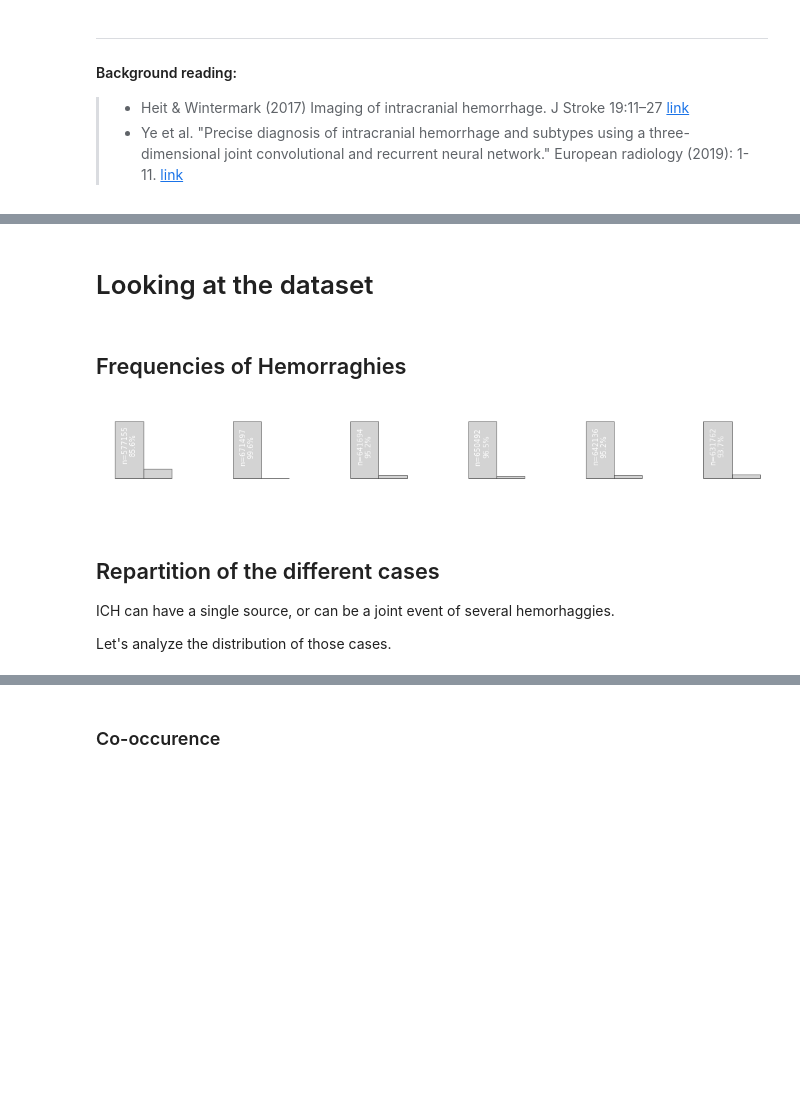
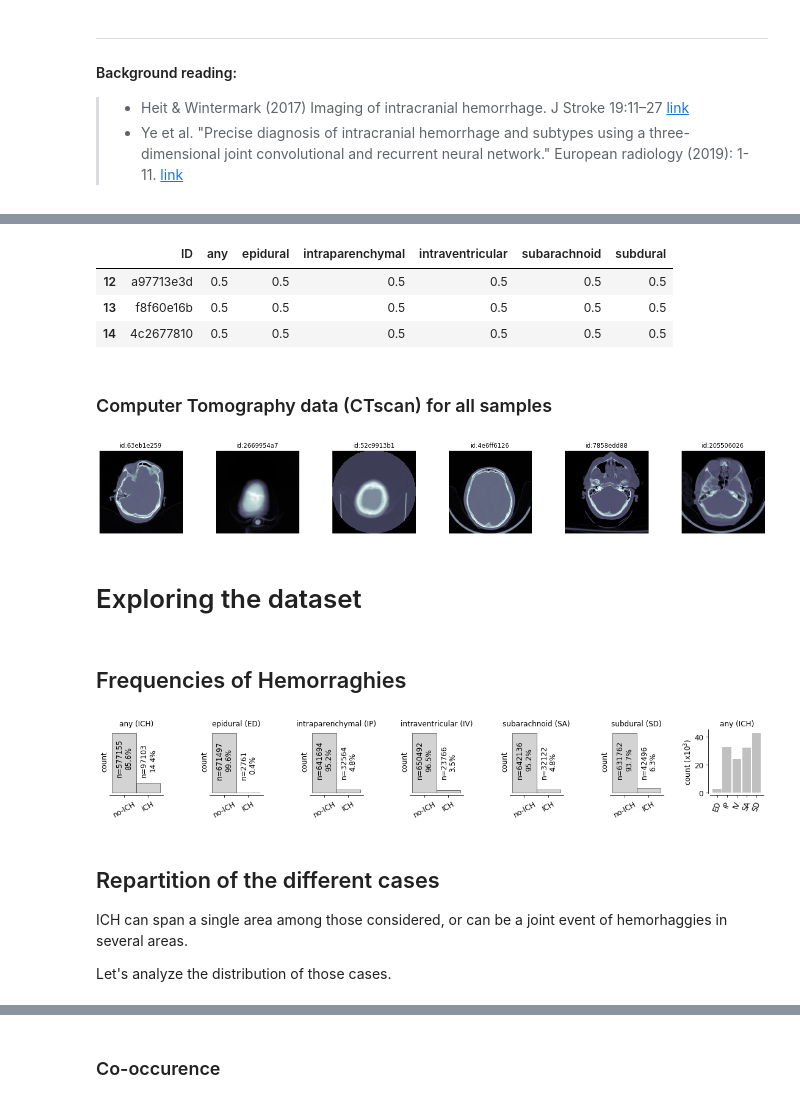
Before and after one commit to yzerlaut/hemorrhage_detection, a Jupyter notebook: notebook.ipynb, the cells around one changed output, grey strips where cells are left out. Saved outputs shown, nothing was run; the diff lists cells and outputs as text; code cells hidden in the pictures; blank space fills up the shorter version.

```diff
--- a/notebook.ipynb
+++ b/notebook.ipynb
@@ -33,7 +31,8 @@ We will therefore perform the following steps
 # %%
+import os, sys
 from graphs.my_graph import graphs # my custom dataviz environment, see github.com/yzerlaut/graphs
-mg = graphs('dark_notebook') # initialize a visualization env optimize for notebook display
+mg = graphs('notebook') # initialize a visualization env optimize for notebook display
 import numpy as np
-import pydicom, sys # pydicom to load CT-scan data
+import pydicom # pydicom to load CT-scan data
 import pandas as pd
 # %% [markdown]
@@ -71,0 +58,3 @@ DF[7:17] # showing 10 elements
+# %%
+DF_train = transform_csv_to_dataframe('data/stage_1_train.csv') # load training data
+DF_train[12:16] # showing 4 elements
@@ -72,25 +67,54 @@ DF[7:17] # showing 10 elements
+# %%
+DF_submission = transform_csv_to_dataframe('data/stage_1_sample_submission.csv') # load test data for submission
+DF_submission[12:15] # showing 2 elements
+# %% [output]
+|  | ID | any | epidural | intraparenchymal | intraventricular | subarachnoid | subdural |
+| 12 | a97713e3d | 0.5 | 0.5 | 0.5 | 0.5 | 0.5 | 0.5 |
+| 13 | f8f60e16b | 0.5 | 0.5 | 0.5 | 0.5 | 0.5 | 0.5 |
+| 14 | 4c2677810 | 0.5 | 0.5 | 0.5 | 0.5 | 0.5 | 0.5 |
+# %% [markdown]
+### Computer Tomography data (CTscan) for all samples
+# %%
+### using the pydicom module to get the pixel data
+def load_image(ID,
+               folder='/media/DATA/rsna-intracranial-hemorrhage-detection'):
+    ds = pydicom.dcmread(os.path.join(folder, 'ID_%s.dcm' % ID))
+    return ds.pixel_array
+
+fig, AX = mg.figure(axes=(1,6), top=3.)
+for i, ax in enumerate(AX)    :
+    mg.image(load_image(DF_train['ID'][12+i]), cmap=mg.bone, ax=ax, title='id:'+DF_train['ID'][i])
+# %% [output]
+[figure, added]
 # %% [markdown]
-# Looking at the dataset
+# Exploring the dataset
 # %% [markdown]
 ## Frequencies of Hemorraghies
 # %%
-fig, AX = mg.figure(axes=(1,6), figsize=(.7,.6), wspace=4.)
+LOCS = ['epidural','intraparenchymal','intraventricular','subarachnoid','subdural']
+A_LOCS = ['ED','IP','IV','SA','SD']
+
+fig, AX = mg.figure(axes=(1,7), figsize=(.7,.7), wspace=4.)
 for ax, label, abrv in zip(AX,
-                           ['any','epidural','intraparenchymal','intraventricular','subarachnoid','subdural'],
-                           ['ICH','ED','IP','IV','SA','SD']):
-    mg.hist(DF[label], bins=[-.5,.5,1.5],
+                           ['any']+LOCS,
+                           ['ICH']+A_LOCS):
+    mg.hist(DF_train[label], bins=[-.5,.5,1.5],
             axes_args=dict(spines=['bottom'], xticks=[0,1], xticks_labels=['no-ICH', 'ICH'], xticks_rotation=30),
             ax=ax, title='%s (%s)' % (label, abrv), lw=0.5)
-    mg.annotate(ax, 'n=%i\n%.1f%%' % (np.sum(DF[label]==0),100.*np.sum(DF[label]==0)/len(DF[label])),
+    mg.annotate(ax, 'n=%i\n%.1f%%' % (np.sum(DF_train[label]==0),100.*np.sum(DF_train[label]==0)/len(DF_train[label])),
                 (0,150000), xycoords='data', rotation=90, va='bottom', ha='center')
-    mg.annotate(ax, 'n=%i\n%.1f%%' % (np.sum(DF[label]==1),100.*np.sum(DF[label]==1)/len(DF[label])),
+    mg.annotate(ax, 'n=%i\n%.1f%%' % (np.sum(DF_train[label]==1),100.*np.sum(DF_train[label]==1)/len(DF_train[label])),
                 (1,150000), xycoords='data', rotation=90, va='bottom', ha='center')
+
+mg.bar(np.array([np.sum(DF_train[label])/1e3 for label in LOCS]), ax=AX[6], ylabel='count (x10$^3$)',
+       title='any (ICH)',
+        axes_args=dict(xticks=range(len(A_LOCS)),xticks_labels=A_LOCS, xticks_rotation=70));
 # %% [output]
-[figure, old version]
+[figure, new version]
 # %% [markdown]
 ## Repartition of the different cases
 
-ICH can have a single source, or can be a joint event of several hemorhaggies.
+ICH can span a single area among those considered, or can be a joint event of hemorhaggies in several areas.
 
 Let's analyze the distribution of those cases.
 # %%
```
Also changed, not shown: parts of 14 cells of this notebook.
